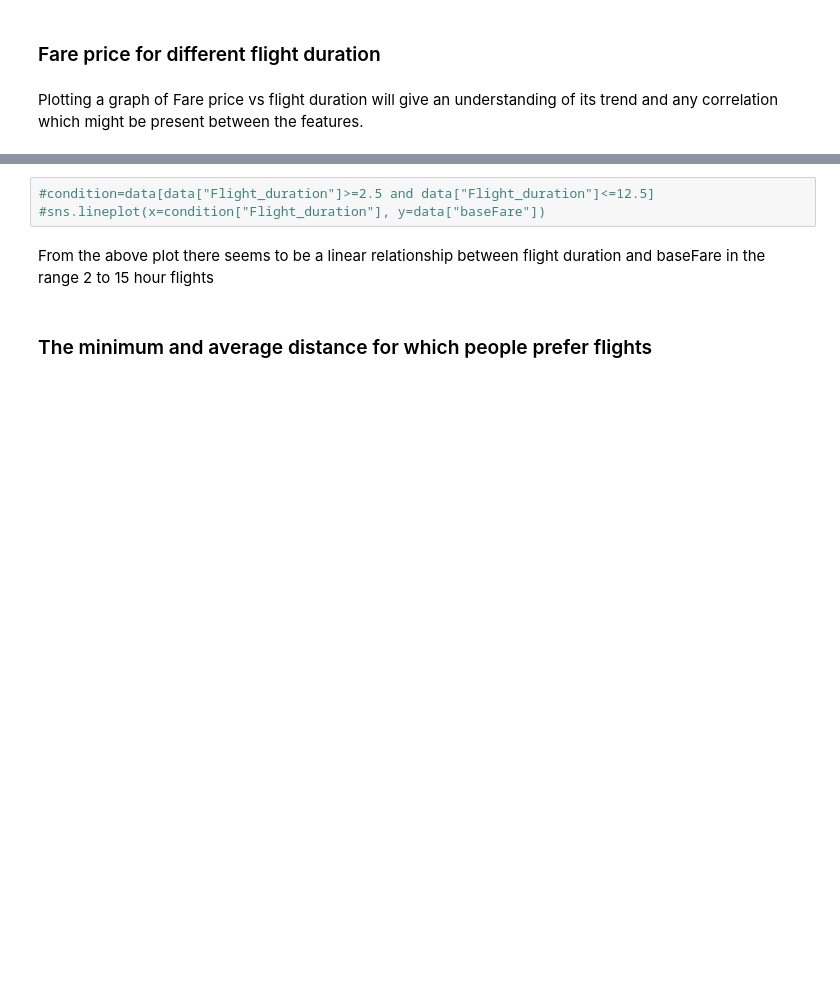
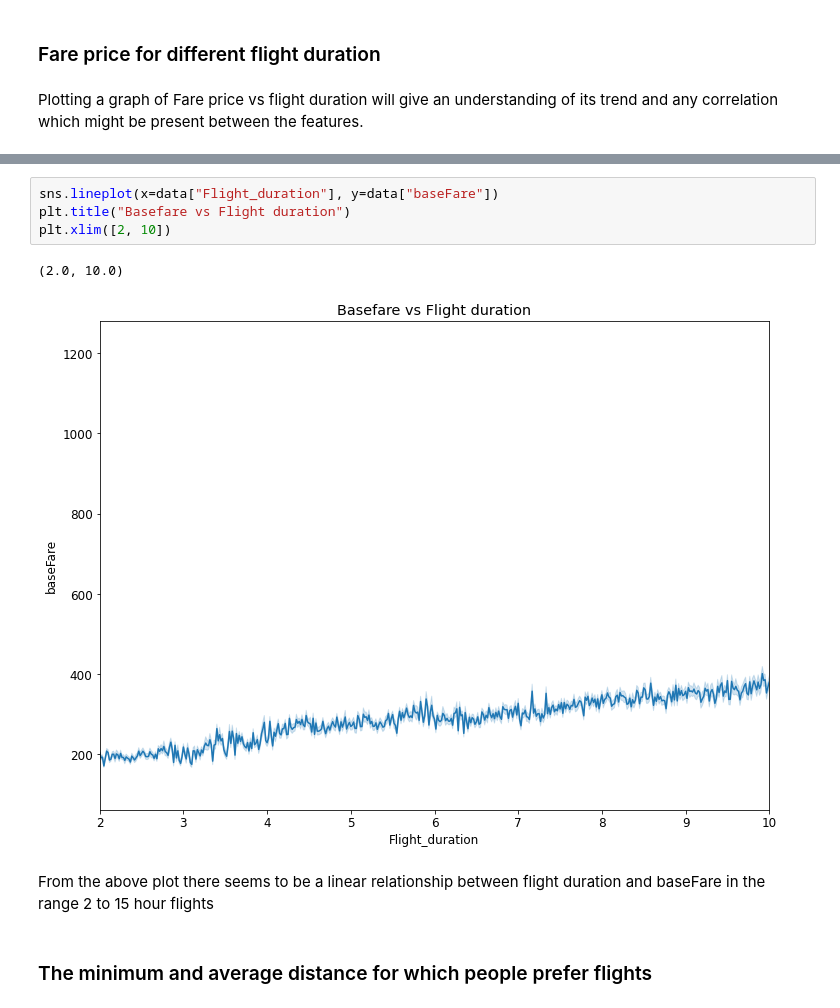
Before and after one commit to ChrisAlex2104/Data-and-Network-project, a Jupyter notebook: Final Project Notebook_v1.ipynb, the cells around one changed output, grey strips where cells are left out. Drawn from its saved outputs; the diff is of its cells as text; blank space fills up the shorter version.

```diff
--- a/Final Project Notebook_v1.ipynb
+++ b/Final Project Notebook_v1.ipynb
@@ -392,6 +419,10 @@ Text(0.5, 1.0, 'Basefare vs Flight duration')
 # %%
-#condition=data[data["Flight_duration"]>=2.5 and data["Flight_duration"]<=12.5]
-#sns.lineplot(x=condition["Flight_duration"], y=data["baseFare"])
+sns.lineplot(x=data["Flight_duration"], y=data["baseFare"])
+plt.title("Basefare vs Flight duration")
+plt.xlim([2, 10])
+# %% [output]
+(2.0, 10.0)
+[figure, added]
 # %% [markdown]
 From the above plot there seems to be a linear relationship between flight duration and baseFare in the range 2 to 15 hour flights
 # %% [markdown]
```
Also changed, not shown: parts of 12 cells of this notebook.
